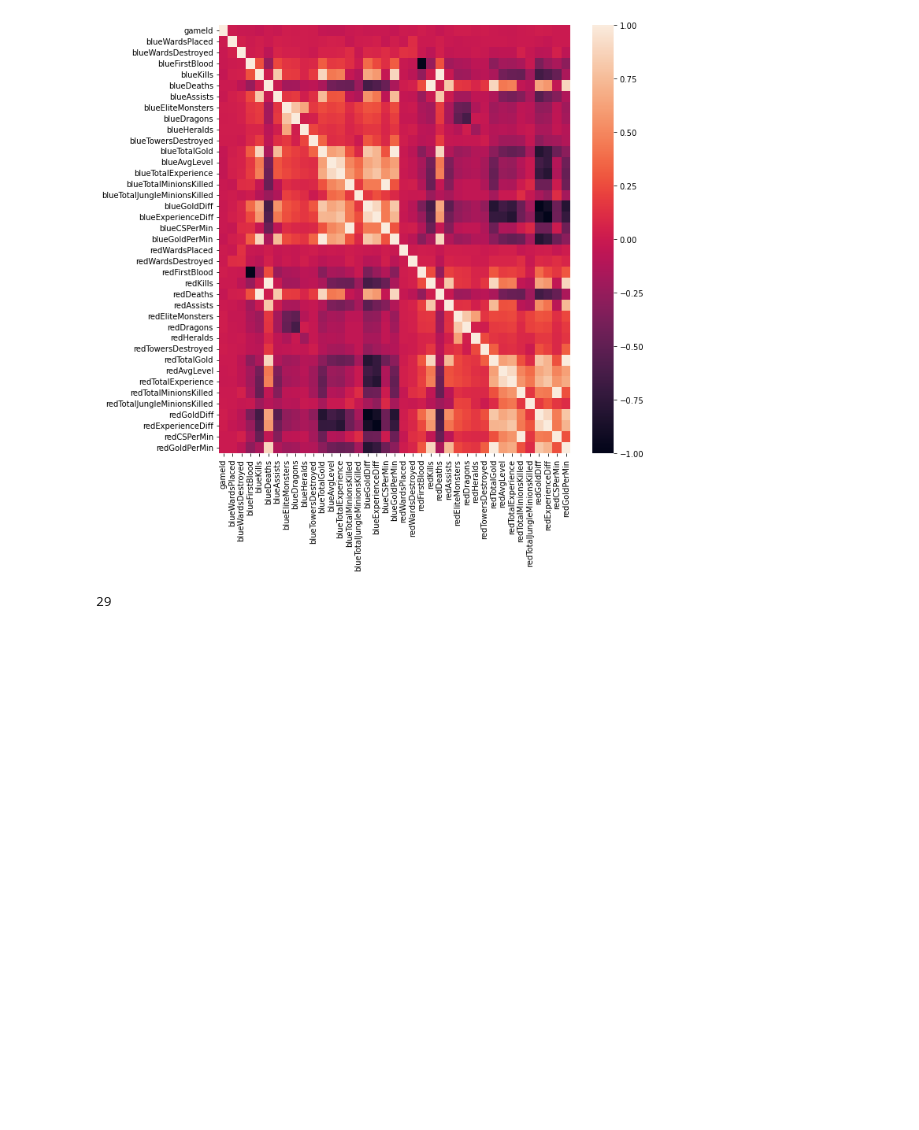
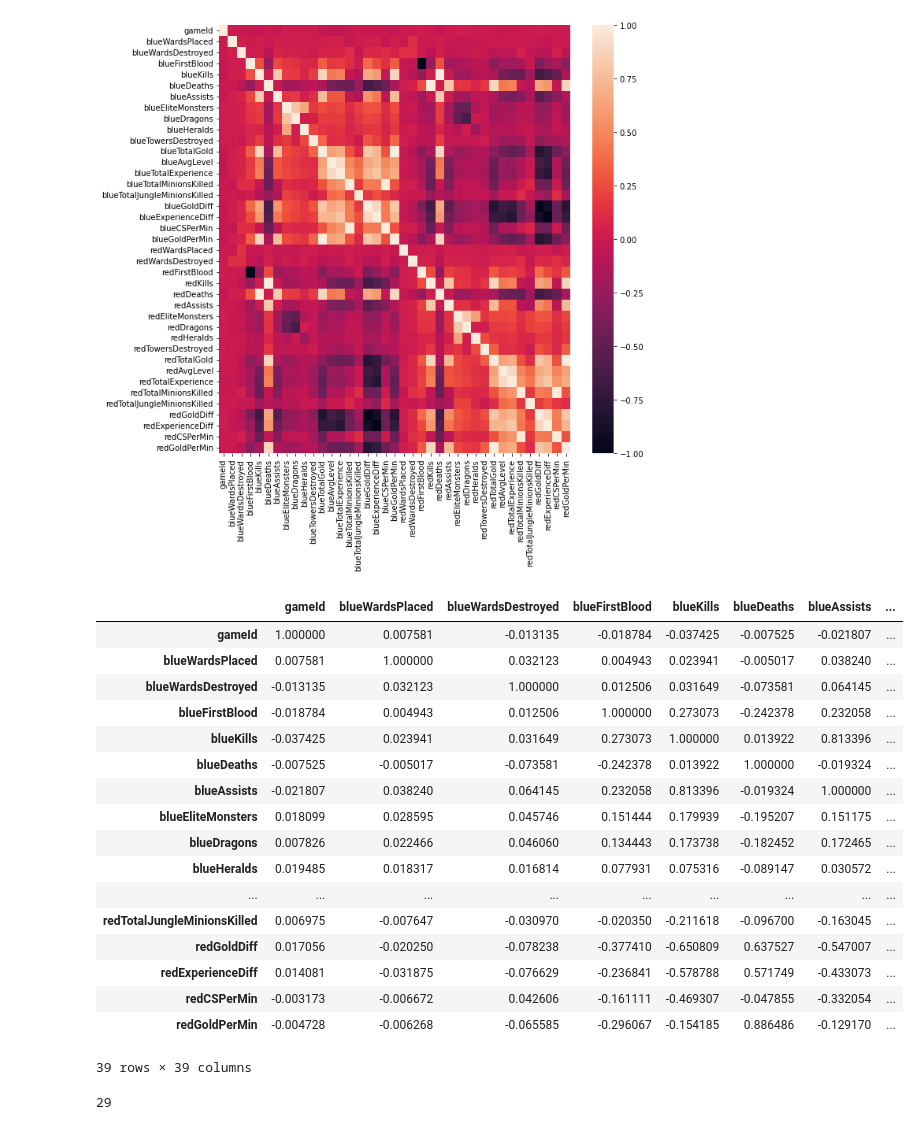
Before and after one commit to mabobakr/LOL-winning-prediction, a Jupyter notebook: lol-classifiers.ipynb, the cells around one changed output. Saved outputs shown, nothing was run; the diff lists cells and outputs as text; code cells hidden in the pictures; blank space fills up the shorter version.

```diff
--- a/lol-classifiers.ipynb
+++ b/lol-classifiers.ipynb
@@ -53,6 +56,26 @@ sns.heatmap(X.corr())
 # %%
 corrTable = X.corr()
 cols = X.columns
+corrTable
+# %% [output]
+|  | gameId | blueWardsPlaced | blueWardsDestroyed | blueFirstBlood | blueKills | blueDeaths | blueAssists | ... |
+| gameId | 1.000000 | 0.007581 | -0.013135 | -0.018784 | -0.037425 | -0.007525 | -0.021807 | ... |
+| blueWardsPlaced | 0.007581 | 1.000000 | 0.032123 | 0.004943 | 0.023941 | -0.005017 | 0.038240 | ... |
+| blueWardsDestroyed | -0.013135 | 0.032123 | 1.000000 | 0.012506 | 0.031649 | -0.073581 | 0.064145 | ... |
+| blueFirstBlood | -0.018784 | 0.004943 | 0.012506 | 1.000000 | 0.273073 | -0.242378 | 0.232058 | ... |
+| blueKills | -0.037425 | 0.023941 | 0.031649 | 0.273073 | 1.000000 | 0.013922 | 0.813396 | ... |
+| blueDeaths | -0.007525 | -0.005017 | -0.073581 | -0.242378 | 0.013922 | 1.000000 | -0.019324 | ... |
+| blueAssists | -0.021807 | 0.038240 | 0.064145 | 0.232058 | 0.813396 | -0.019324 | 1.000000 | ... |
+| blueEliteMonsters | 0.018099 | 0.028595 | 0.045746 | 0.151444 | 0.179939 | -0.195207 | 0.151175 | ... |
+| blueDragons | 0.007826 | 0.022466 | 0.046060 | 0.134443 | 0.173738 | -0.182452 | 0.172465 | ... |
+| blueHeralds | 0.019485 | 0.018317 | 0.016814 | 0.077931 | 0.075316 | -0.089147 | 0.030572 | ... |
+| ... | ... | ... | ... | ... | ... | ... | ... | ... |
+| redTotalJungleMinionsKilled | 0.006975 | -0.007647 | -0.030970 | -0.020350 | -0.211618 | -0.096700 | -0.163045 | ... |
+| redGoldDiff | 0.017056 | -0.020250 | -0.078238 | -0.377410 | -0.650809 | 0.637527 | -0.547007 | ... |
+| redExperienceDiff | 0.014081 | -0.031875 | -0.076629 | -0.236841 | -0.578788 | 0.571749 | -0.433073 | ... |
+| redCSPerMin | -0.003173 | -0.006672 | 0.042606 | -0.161111 | -0.469307 | -0.047855 | -0.332054 | ... |
+| redGoldPerMin | -0.004728 | -0.006268 | -0.065585 | -0.296067 | -0.154185 | 0.886486 | -0.129170 | ... |
+39 rows × 39 columns
 # %%
 newCols = []
 for i in cols:
```
Also changed, not shown: parts of 16 cells of this notebook, 5 other files.
